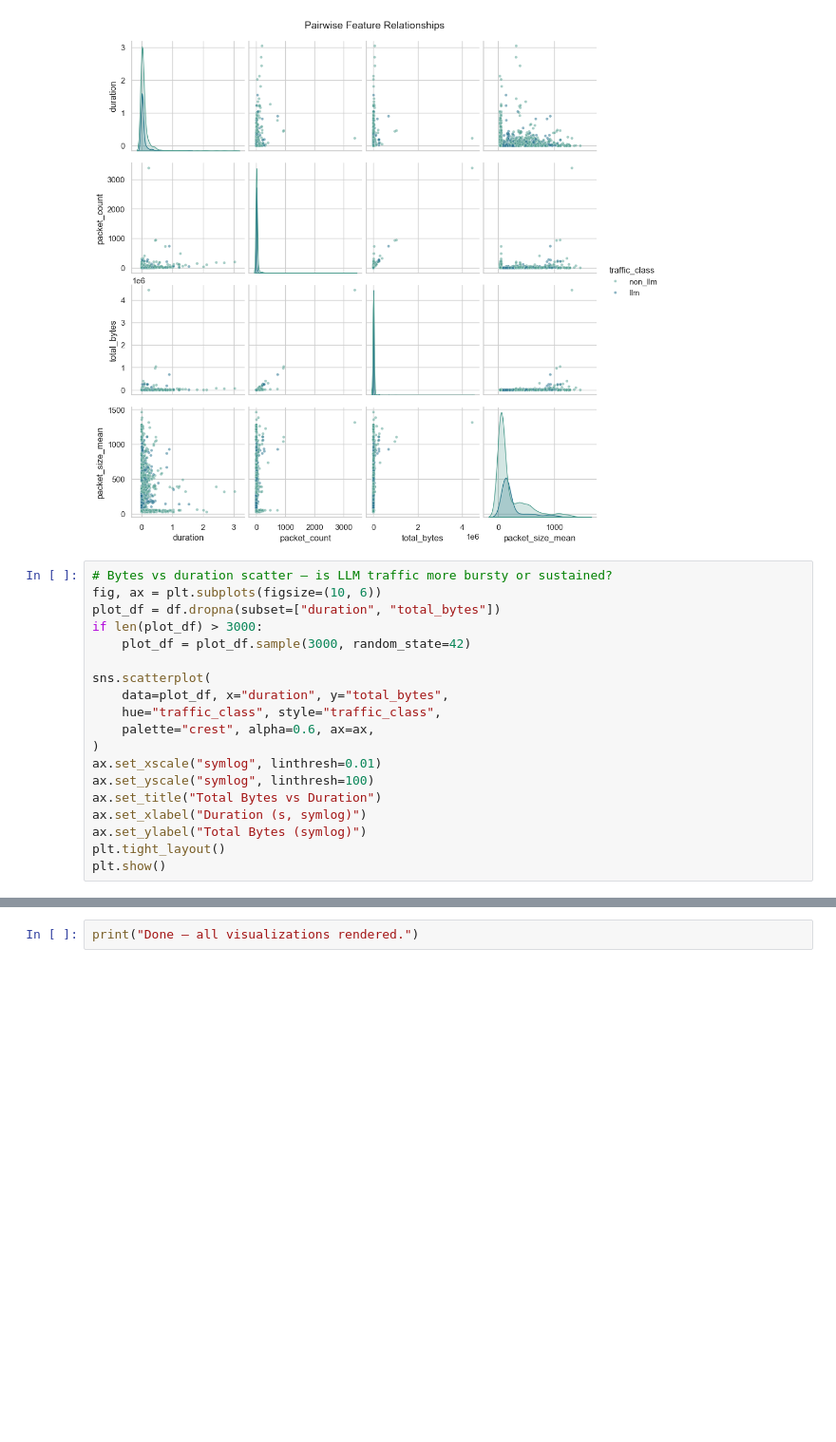
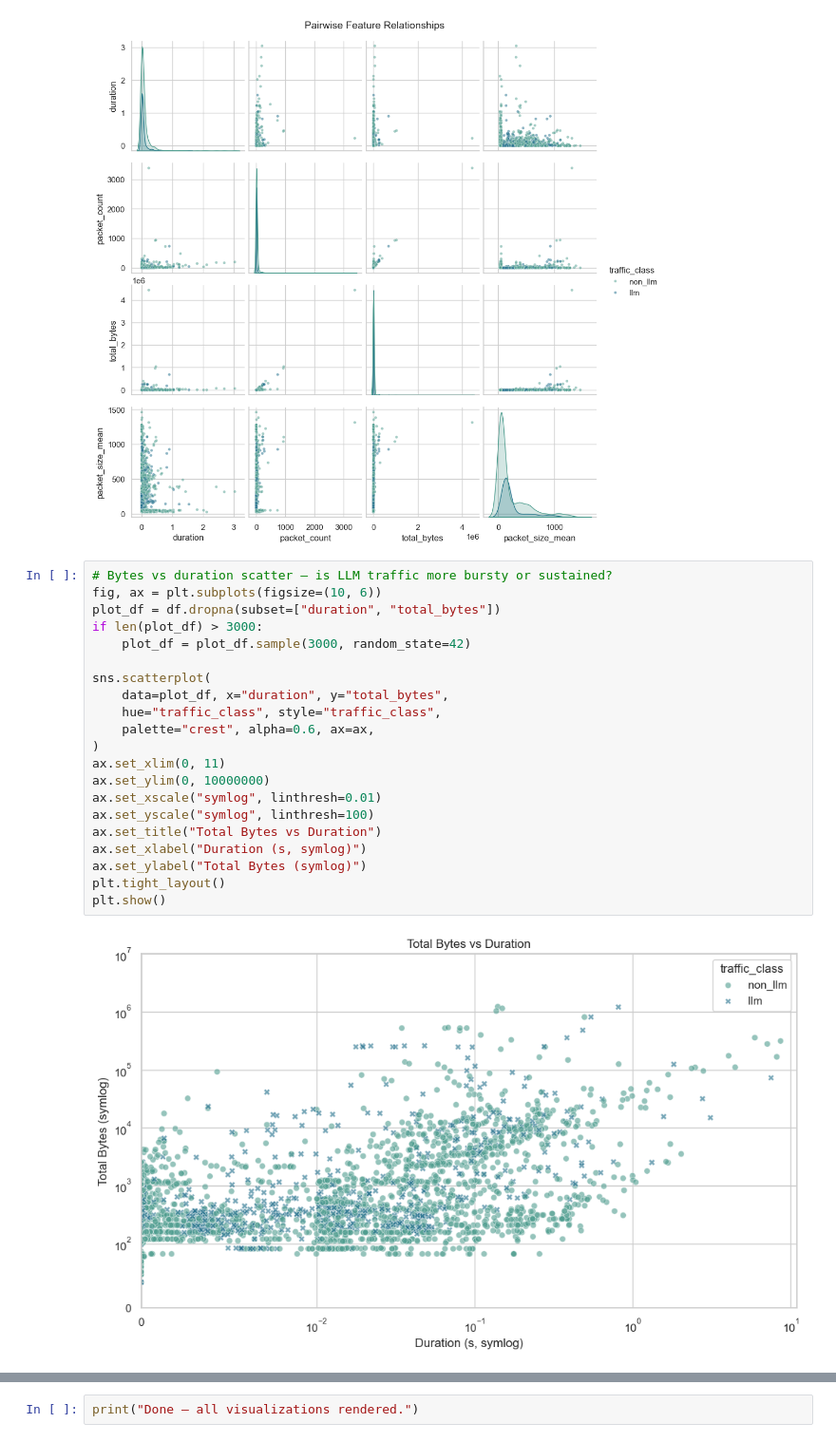
Before and after one commit to MatthewELucio/Networks-Project, a Jupyter notebook: visualizations/data_visualizations.ipynb, the cells around one changed output, grey strips where cells are left out. Shown at 95% size. Cells and saved outputs as stored; diff of their text form; blank space fills up the shorter version.

```diff
--- a/visualizations/data_visualizations.ipynb
+++ b/visualizations/data_visualizations.ipynb
@@ -385,22 +440,26 @@ plt.show()
 # %%
 # Bytes vs duration scatter — is LLM traffic more bursty or sustained?
 fig, ax = plt.subplots(figsize=(10, 6))
 plot_df = df.dropna(subset=["duration", "total_bytes"])
 if len(plot_df) > 3000:
     plot_df = plot_df.sample(3000, random_state=42)
 
 sns.scatterplot(
     data=plot_df, x="duration", y="total_bytes",
     hue="traffic_class", style="traffic_class",
     palette="crest", alpha=0.6, ax=ax,
 )
+ax.set_xlim(0, 11)
+ax.set_ylim(0, 10000000)
 ax.set_xscale("symlog", linthresh=0.01)
 ax.set_yscale("symlog", linthresh=100)
 ax.set_title("Total Bytes vs Duration")
 ax.set_xlabel("Duration (s, symlog)")
 ax.set_ylabel("Total Bytes (symlog)")
 plt.tight_layout()
 plt.show()
+# %% [output]
+[figure, added]
 # %%
 # Protocol mix across traffic classes
 proto_df = df.dropna(subset=["protocol"])
```
Also changed, not shown: parts of 11 cells of this notebook.
